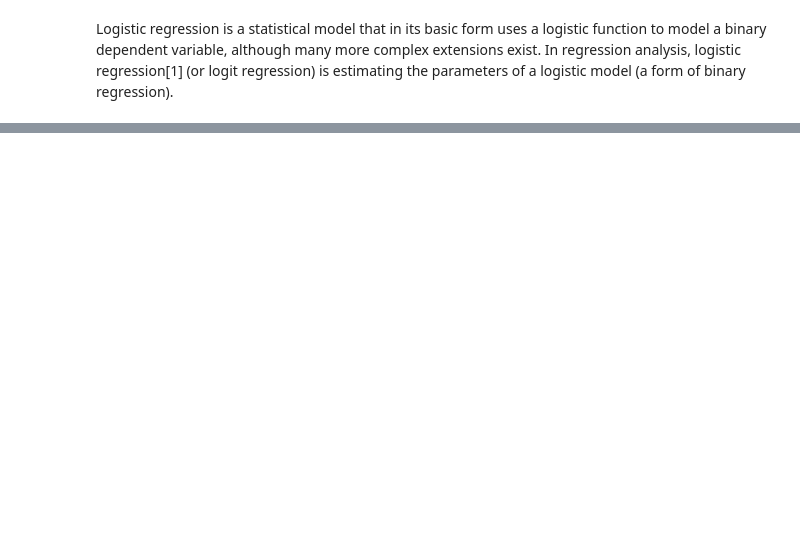
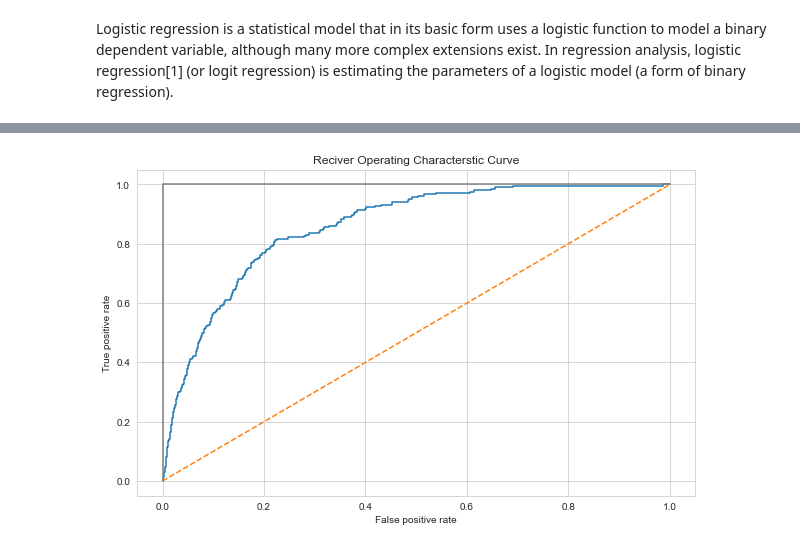
Before and after one commit to nkukadiya89/coupon-redemption-ML, a Jupyter notebook: data_analysis.ipynb, the cells around one changed output, grey strips where cells are left out. Saved outputs shown, nothing was run; the diff lists cells and outputs as text; code cells hidden in the pictures; blank space fills up the shorter version.

```diff
--- a/data_analysis.ipynb
+++ b/data_analysis.ipynb
@@ -1755,0 +1851,20 @@ Logistic regression is a statistical model that in its basic form uses a logisti
+# %%
+#Get predicted probabilites
+target_probailities_log = logmodel.predict_proba(X_test)[:,1]
+# %%
+#Create true and false positive rates
+log_false_positive_rate,log_true_positive_rate,log_threshold = roc_curve(y_test,target_probailities_log)
+# %%
+#Plot ROC Curve
+sns.set_style('whitegrid')
+plt.figure(figsize=(10,6))
+plt.title('Reciver Operating Characterstic Curve')
+plt.plot(log_false_positive_rate,log_true_positive_rate)
+plt.plot([0,1],ls='--')
+plt.plot([0,0],[1,0],c='.5')
+plt.plot([1,1],c='.5')
+plt.ylabel('True positive rate')
+plt.xlabel('False positive rate')
+plt.show()
+# %% [output]
+[figure, added]
```
Also changed, not shown: parts of 20 cells of this notebook.
